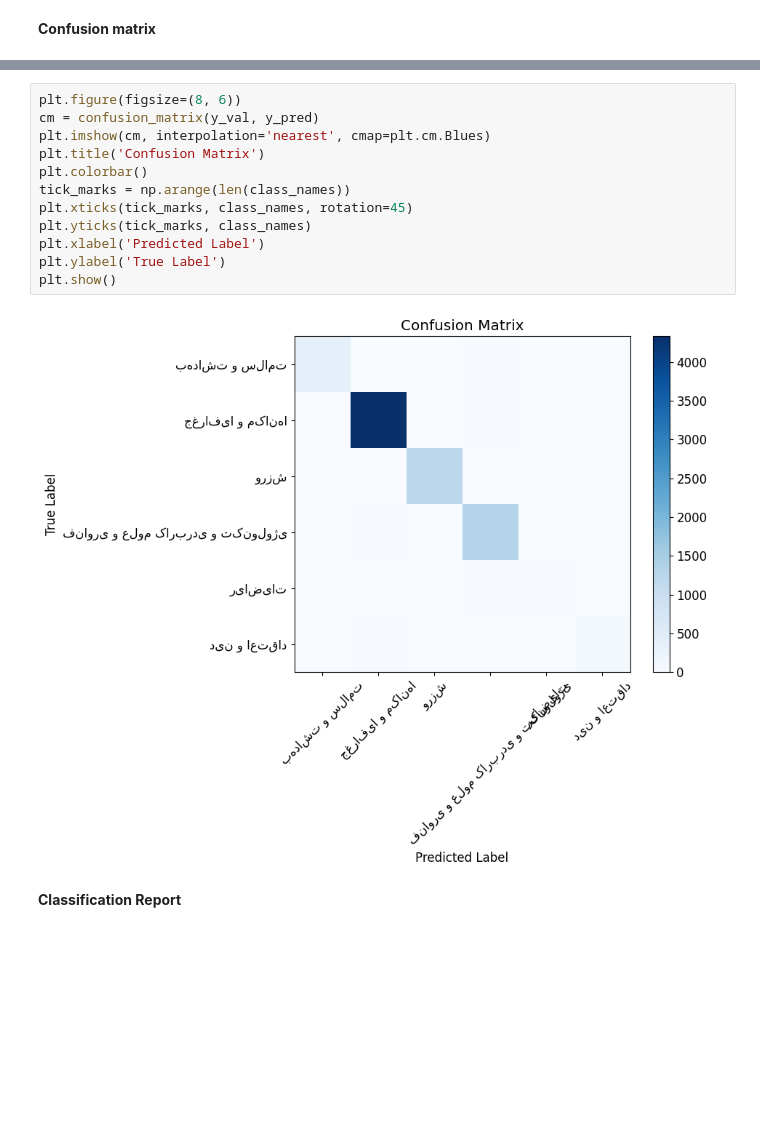
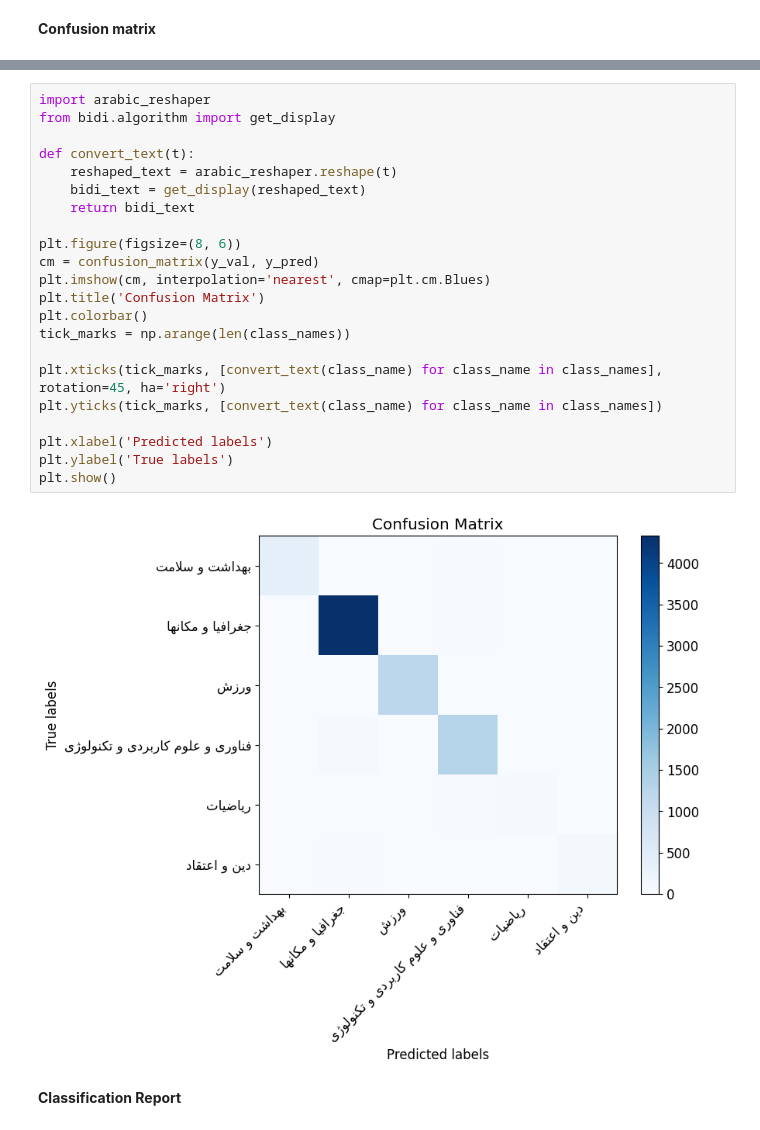
Before and after one commit to meytiii/Deep-Learning, a Jupyter notebook: 03-text_classification(High_F1_Score).ipynb, the cells around one changed output, grey strips where cells are left out. Cells and saved outputs as stored; diff of their text form; blank space fills up the shorter version.

```diff
--- a/03-text_classification(High_F1_Score).ipynb
+++ b/03-text_classification(High_F1_Score).ipynb
@@ -145,17 +158,27 @@ plt.show()
 # %%
+import arabic_reshaper
+from bidi.algorithm import get_display
+
+def convert_text(t):
+    reshaped_text = arabic_reshaper.reshape(t)
+    bidi_text = get_display(reshaped_text)
+    return bidi_text
+
 plt.figure(figsize=(8, 6))
 cm = confusion_matrix(y_val, y_pred)
 plt.imshow(cm, interpolation='nearest', cmap=plt.cm.Blues)
 plt.title('Confusion Matrix')
 plt.colorbar()
 tick_marks = np.arange(len(class_names))
-plt.xticks(tick_marks, class_names, rotation=45)
-plt.yticks(tick_marks, class_names)
-plt.xlabel('Predicted Label')
-plt.ylabel('True Label')
+
+plt.xticks(tick_marks, [convert_text(class_name) for class_name in class_names], rotation=45, ha='right')
+plt.yticks(tick_marks, [convert_text(class_name) for class_name in class_names])
+
+plt.xlabel('Predicted labels')
+plt.ylabel('True labels')
 plt.show()
 # %% [output]
-[figure, old version]
+[figure, new version]
 # %% [markdown]
 **Classification Report**
 # %%
```
Also changed, not shown: parts of 3 cells of this notebook.
